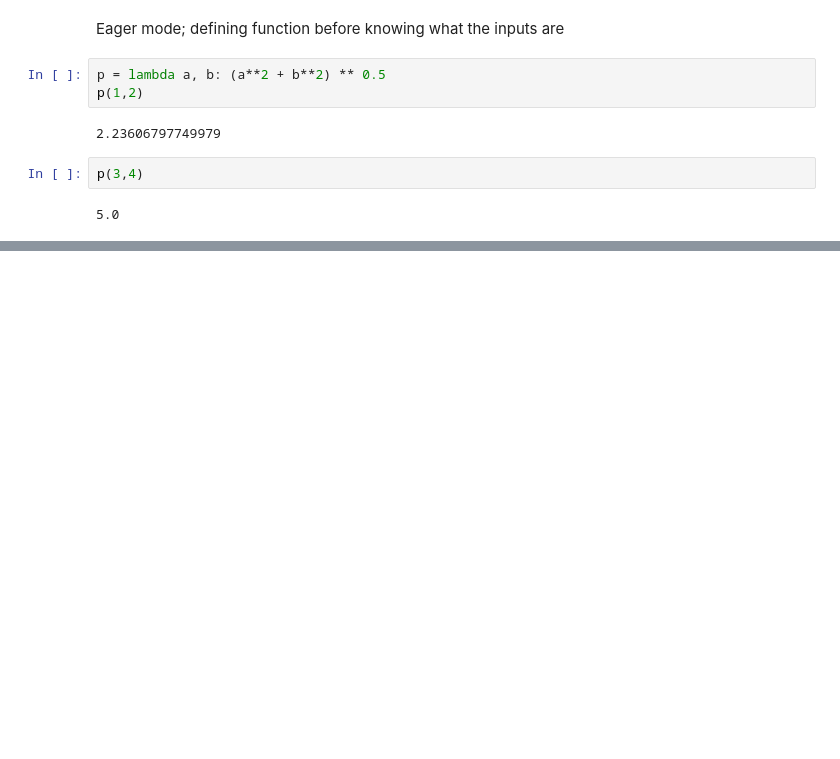
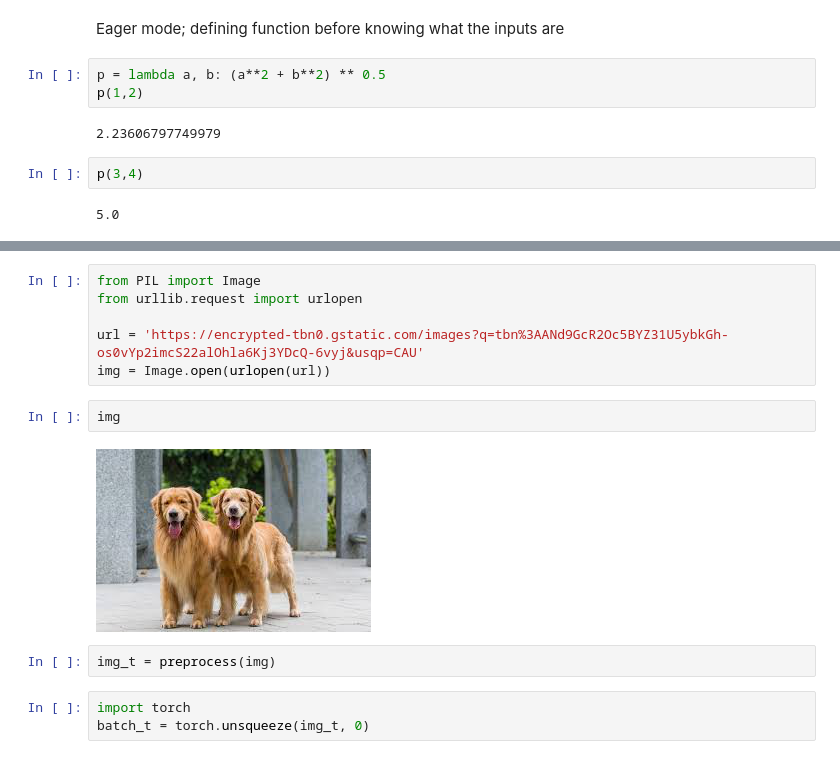
Before and after one commit to dqniellew1/DLPT, a Jupyter notebook: dlpt1.ipynb, the cells around one changed output, grey strips where cells are left out. Cells and saved outputs as stored; diff of their text form; blank space fills up the shorter version.

```diff
--- a/dlpt1.ipynb
+++ b/dlpt1.ipynb
@@ -20,0 +61,15 @@ p(3,4)
+# %%
+from PIL import Image
+from urllib.request import urlopen
+
+url = 'https://encrypted-tbn0.gstatic.com/images?q=tbn%3AANd9GcR2Oc5BYZ31U5ybkGh-os0vYp2imcS22alOhla6Kj3YDcQ-6vyj&usqp=CAU'
+img = Image.open(urlopen(url))
+# %%
+img
+# %% [output]
+[figure, added]
+# %%
+img_t = preprocess(img)
+# %%
+import torch
+batch_t = torch.unsqueeze(img_t, 0)
```
Also changed, not shown: parts of 17 cells of this notebook.
